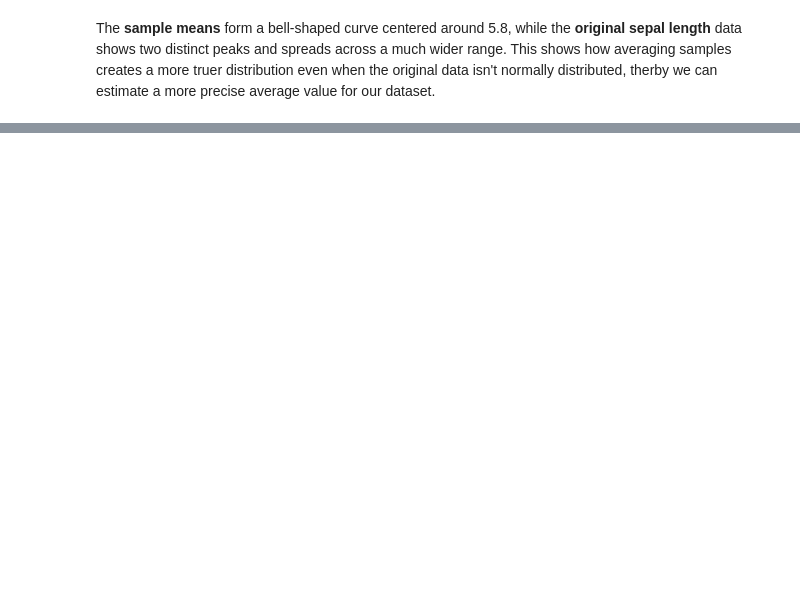
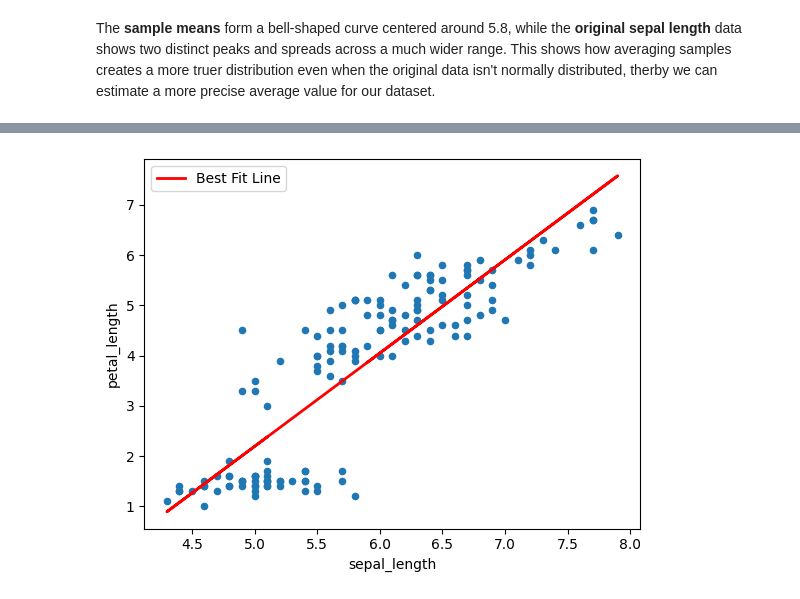
Before and after one commit to Bloodwingv2/Exercise_Week_1, a Jupyter notebook: Exercise_Week_1_Individual.ipynb, the cells around one changed output, grey strips where cells are left out. Drawn from its saved outputs; the diff is of its cells as text; code cells hidden in the pictures; blank space fills up the shorter version.

Commit message:
Refactor section headers and add Pearson correlation analysis and scatter plot

```diff
--- a/Exercise_Week_1_Individual.ipynb
+++ b/Exercise_Week_1_Individual.ipynb
@@ -263,0 +292,18 @@ The **sample means** form a bell-shaped curve centered around 5.8, while the **o
+# %%
+import numpy as np
+import matplotlib.pyplot as plt
+
+iris.plot.scatter(x="sepal_length", y="petal_length") # Create Scatter plot using pandas
+
+# Add best fit line
+x = iris["sepal_length"] # Store sepal length and petal length in x and y respectively
+y = iris["petal_length"]
+z = np.polyfit(x, y, 1)  # Calculate slope and intercept for best fit line using numpy
+p = np.poly1d(z)  # Create polynomial function as current value is of form [slope,intercept]
+
+# Plot the line
+plt.plot(x, p(x), "r-", linewidth=2, label='Best Fit Line') # use x values and generate y values from the created polynomial p and plot points, also lets use "r-" which means red line, additionally also assign a label
+plt.legend() # show the legend based on our plot via matpotlib
+plt.show() # show the canvas
+# %% [output]
+[figure, added]
```
Also changed, not shown: parts of 8 cells of this notebook.
